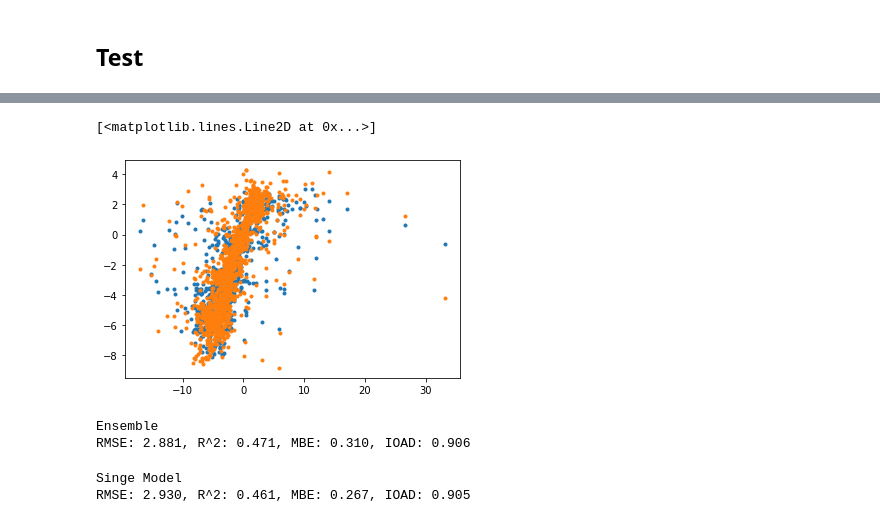
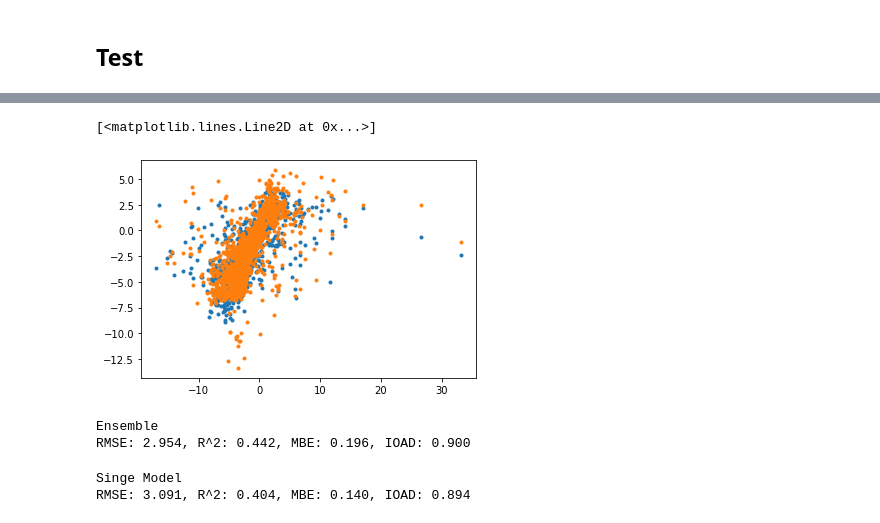
Before and after one commit to atbin-m/imputation, a Jupyter notebook: package/notebooks/model stacking.ipynb, the cells around one changed output, grey strips where cells are left out. Saved outputs shown, nothing was run; the diff lists cells and outputs as text; code cells hidden in the pictures.

```diff
--- a/package/notebooks/model stacking.ipynb
+++ b/package/notebooks/model stacking.ipynb
@@ -248,7 +363,7 @@ y_pred2_layer2 = model_lasso.predict(X_train_layer2)
 y_pred3_layer2 = model_rfe.predict(X_train_layer2)
 y_pred4_layer2 = model_svm.predict(X_train_layer2)
 y_pred5_layer2 = model_gp.predict(X_train_layer2)
-#y_pred6_layer2 = model_dl.predict(X_train_layer2)
+y_pred6_layer2 = model_ann.predict(X_train_layer2)
 
 
 y_pred1_test = model_lgb.predict(X_test)
@@ -256,5 +371,5 @@ y_pred2_test = model_lasso.predict(X_test)
 y_pred3_test = model_rfe.predict(X_test)
 y_pred4_test = model_svm.predict(X_test)
 y_pred5_test = model_gp.predict(X_test)
-#y_pred6_test = model_dl.predict(X_test)
+y_pred6_test = model_ann.predict(X_test)
 # %%
@@ -274,7 +393,7 @@ plt.tight_layout()
 # %%
 # Train data
 Yfeatures_train_layer2 = pd.DataFrame(np.array([y_pred1_layer2.squeeze(), y_pred2_layer2.squeeze(),
-                                   y_pred3_layer2.squeeze(), y_pred4_layer2.squeeze(),
-                                   y_pred5_layer2.squeeze()]).T)
+                                                y_pred3_layer2.squeeze(), y_pred4_layer2.squeeze(),
+                                                y_pred5_layer2.squeeze(), y_pred6_layer2.squeeze()]).T)
 Yfeatures_train_layer2.shape, y_train_layer2.shape
 # %% [output]
@@ -381,0 +434,25 @@ best:
+# %%
+# Hyperparameter Optz
+# params = dict(n_estimators = randint(400, 5000), criterion=['mse'],
+#               max_depth=randint(3,25), min_samples_leaf=randint(2,15),
+#               min_samples_split=randint(2,15))
+
+# model_layer2_rfe_single = RandomForestRegressor(random_state=1)
+
+# score, model_layer2_rfe_single = rmsle_randomsearchcv(model_layer2_rfe_single, params,
+#                                                X_train_layer2, y_train_layer2, N_FOLDS, random_state=3)
+# print("\n Random Forest score single: {:.4f} (+/-{:.4f})\n".format(score.mean(), score.std()))
+
+
+# Hyperparameter Optz
+params = dict(num_leaves = randint(2,10),
+              n_estimators = randint(500,2000),
+              learning_rate = uniform(1e-3, 1),
+              min_data_in_leaf = randint(2,10),
+              objective=['regression'])
+
+model_layer2_lgb_single = lgb.LGBMRegressor()
+
+score, model_layer2_lgb_single = rmsle_randomsearchcv(model_layer2_lgb_single, params,
+                                                        X_train_layer2, y_train_layer2, N_FOLDS)
+print("\nLightGBM score single: {:.4f} (+/-{:.4f})\n".format(score.mean(), score.std()))
@@ -396,6 +463,6 @@ RandomForestRegressor(bootstrap=True, criterion='mse', max_depth=5,
 # %%
 Yfeatures_test = pd.DataFrame(np.array([y_pred1_test.squeeze(), y_pred2_test.squeeze(),
                                         y_pred3_test.squeeze(), y_pred4_test.squeeze(),
-                                        y_pred5_test.squeeze()]).T)
+                                        y_pred5_test.squeeze(), y_pred6_test.squeeze()]).T)
 print(Yfeatures_test.shape, y_test.shape)
 # %% [output]
@@ -421,23 +498,23 @@ plt.plot(y_test, clf_single.predict(X_test),'.')
 # %%
-plt.plot(y_test*y_test_std + y_test_mean, clf.predict(Yfeatures_test)*y_test_std + y_test_mean,'.')
-plt.plot(y_test*y_test_std + y_test_mean, clf_single.predict(X_test)*y_test_std + y_test_mean,'.')
+plt.plot(y_test*y_test_std + y_test_mean, model_layer2_lgb_ensemble.predict(Yfeatures_test)*y_test_std + y_test_mean,'.')
+plt.plot(y_test*y_test_std + y_test_mean, model_layer2_lgb_single.predict(X_test)*y_test_std + y_test_mean,'.')
 # %% [output]
 [<matplotlib.lines.Line2D at 0x...>]
-[figure, old version]
+[figure, new version]
 # %%
 print('Ensemble')
-y_test_pred_ensemble = clf.predict(Yfeatures_test)
+y_test_pred_ensemble = model_layer2_lgb_ensemble.predict(Yfeatures_test)
 diagnostic_stats(y_test*y_test_std + y_test_mean, y_test_pred_ensemble*y_test_std + y_test_mean);
 # %% [output]
 Ensemble
-RMSE: 2.881, R^2: 0.471, MBE: 0.310, IOAD: 0.906
+RMSE: 2.954, R^2: 0.442, MBE: 0.196, IOAD: 0.900
 # %%
 print('Singe Model')
-y_test_pred_single = clf_single.predict(X_test)
+y_test_pred_single = model_layer2_lgb_single.predict(X_test)
 diagnostic_stats(y_test*y_test_std + y_test_mean, y_test_pred_single*y_test_std + y_test_mean);
 # %% [output]
 Singe Model
-RMSE: 2.930, R^2: 0.461, MBE: 0.267, IOAD: 0.905
+RMSE: 3.091, R^2: 0.404, MBE: 0.140, IOAD: 0.894
 # %%
 plt.figure(figsize=(18,6))
 plt.plot(df_test.index.date, df_test[yvar]*y_test_std + y_test_mean, '.-', label='true')
```
Also changed, not shown: parts of 43 cells of this notebook, 9 other files.
